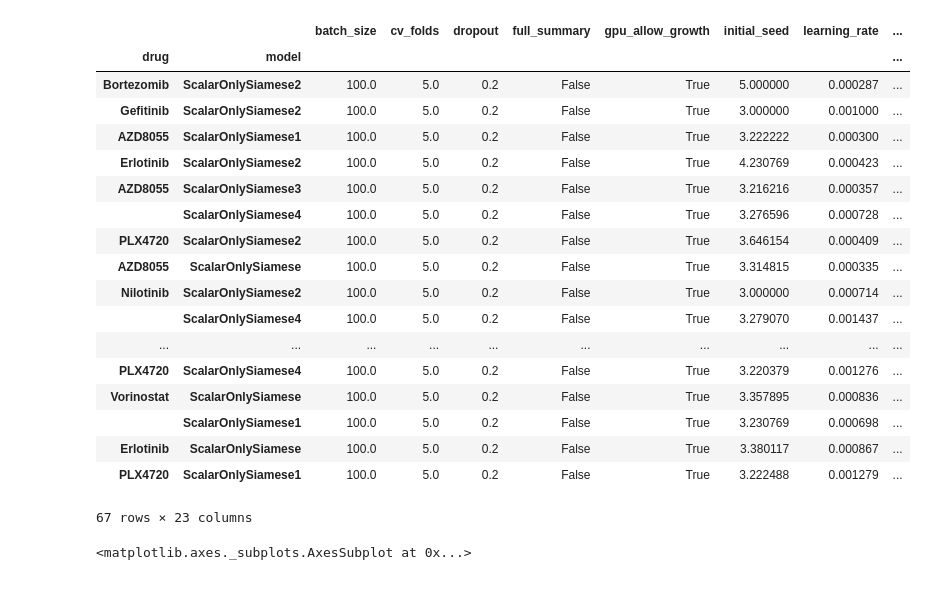
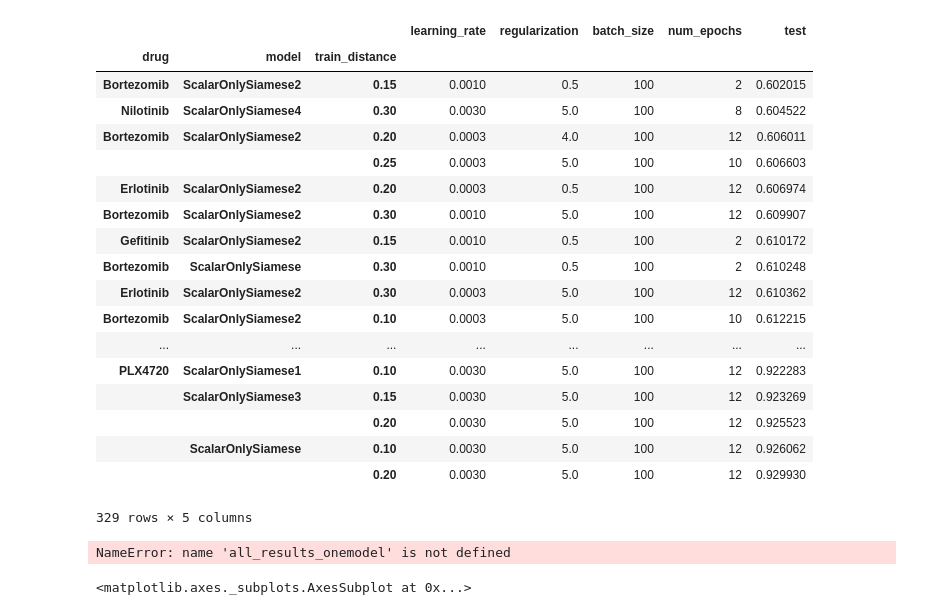
Before and after one commit to bhklab/DeepCINET, a Jupyter notebook: Jupyter/ModelSelection.ipynb, the cells around one changed output. Cells and saved outputs as stored; diff of their text form; code cells hidden in the pictures.

Commit message:
add all the results

```diff
--- a/Jupyter/ModelSelection.ipynb
+++ b/Jupyter/ModelSelection.ipynb
@@ -77,25 +129,29 @@ TGX221
 # %%
-all_results.groupby(['drug','model']).mean().sort_values(by='test')
+all_results.groupby(['drug','model','train_distance']).max().sort_values(by='test')[['learning_rate','regularization','batch_size','num_epochs','test']]
 # %% [output]
-|  |  | batch_size | cv_folds | dropout | full_summary | gpu_allow_growth | initial_seed | learning_rate | ... |
-| drug | model |  |  |  |  |  |  |  | ... |
-| Bortezomib | ScalarOnlySiamese2 | 100.0 | 5.0 | 0.2 | False | True | 5.000000 | 0.000287 | ... |
-| Gefitinib | ScalarOnlySiamese2 | 100.0 | 5.0 | 0.2 | False | True | 3.000000 | 0.001000 | ... |
-| AZD8055 | ScalarOnlySiamese1 | 100.0 | 5.0 | 0.2 | False | True | 3.222222 | 0.000300 | ... |
-| Erlotinib | ScalarOnlySiamese2 | 100.0 | 5.0 | 0.2 | False | True | 4.230769 | 0.000423 | ... |
-| AZD8055 | ScalarOnlySiamese3 | 100.0 | 5.0 | 0.2 | False | True | 3.216216 | 0.000357 | ... |
-|  | ScalarOnlySiamese4 | 100.0 | 5.0 | 0.2 | False | True | 3.276596 | 0.000728 | ... |
-| PLX4720 | ScalarOnlySiamese2 | 100.0 | 5.0 | 0.2 | False | True | 3.646154 | 0.000409 | ... |
-| AZD8055 | ScalarOnlySiamese | 100.0 | 5.0 | 0.2 | False | True | 3.314815 | 0.000335 | ... |
-| Nilotinib | ScalarOnlySiamese2 | 100.0 | 5.0 | 0.2 | False | True | 3.000000 | 0.000714 | ... |
-|  | ScalarOnlySiamese4 | 100.0 | 5.0 | 0.2 | False | True | 3.279070 | 0.001437 | ... |
-| ... | ... | ... | ... | ... | ... | ... | ... | ... | ... |
-| PLX4720 | ScalarOnlySiamese4 | 100.0 | 5.0 | 0.2 | False | True | 3.220379 | 0.001276 | ... |
-| Vorinostat | ScalarOnlySiamese | 100.0 | 5.0 | 0.2 | False | True | 3.357895 | 0.000836 | ... |
-|  | ScalarOnlySiamese1 | 100.0 | 5.0 | 0.2 | False | True | 3.230769 | 0.000698 | ... |
-| Erlotinib | ScalarOnlySiamese | 100.0 | 5.0 | 0.2 | False | True | 3.380117 | 0.000867 | ... |
-| PLX4720 | ScalarOnlySiamese1 | 100.0 | 5.0 | 0.2 | False | True | 3.222488 | 0.001279 | ... |
+|  |  |  | learning_rate | regularization | batch_size | num_epochs | test |
+| drug | model | train_distance |  |  |  |  |  |
+| Bortezomib | ScalarOnlySiamese2 | 0.15 | 0.0010 | 0.5 | 100 | 2 | 0.602015 |
+| Nilotinib | ScalarOnlySiamese4 | 0.30 | 0.0030 | 5.0 | 100 | 8 | 0.604522 |
+| Bortezomib | ScalarOnlySiamese2 | 0.20 | 0.0003 | 4.0 | 100 | 12 | 0.606011 |
+|  |  | 0.25 | 0.0003 | 5.0 | 100 | 10 | 0.606603 |
+| Erlotinib | ScalarOnlySiamese2 | 0.20 | 0.0003 | 0.5 | 100 | 12 | 0.606974 |
+| Bortezomib | ScalarOnlySiamese2 | 0.30 | 0.0010 | 5.0 | 100 | 12 | 0.609907 |
+| Gefitinib | ScalarOnlySiamese2 | 0.15 | 0.0010 | 0.5 | 100 | 2 | 0.610172 |
+| Bortezomib | ScalarOnlySiamese | 0.30 | 0.0010 | 0.5 | 100 | 2 | 0.610248 |
+| Erlotinib | ScalarOnlySiamese2 | 0.30 | 0.0003 | 5.0 | 100 | 12 | 0.610362 |
+| Bortezomib | ScalarOnlySiamese2 | 0.10 | 0.0003 | 5.0 | 100 | 10 | 0.612215 |
+| ... | ... | ... | ... | ... | ... | ... | ... |
+| PLX4720 | ScalarOnlySiamese1 | 0.10 | 0.0030 | 5.0 | 100 | 12 | 0.922283 |
+|  | ScalarOnlySiamese3 | 0.15 | 0.0030 | 5.0 | 100 | 12 | 0.923269 |
+|  |  | 0.20 | 0.0030 | 5.0 | 100 | 12 | 0.925523 |
+|  | ScalarOnlySiamese | 0.10 | 0.0030 | 5.0 | 100 | 12 | 0.926062 |
+|  |  | 0.20 | 0.0030 | 5.0 | 100 | 12 | 0.929930 |
-67 rows × 23 columns
+329 rows × 5 columns
+# %%
+all_results_onemodel[all_results_onemodel['drug'] =='MK-2206'].sort_values(by='test')[['learning_rate','regularization','num_epochs','train_distance','model','test','train']]
+# %% [output]
+NameError: name 'all_results_onemodel' is not defined
 # %%
 results[results['test']>0.6].plot.scatter(x='train',y='test')
 # %% [output]
```
Also changed, not shown: parts of 3 cells of this notebook.
